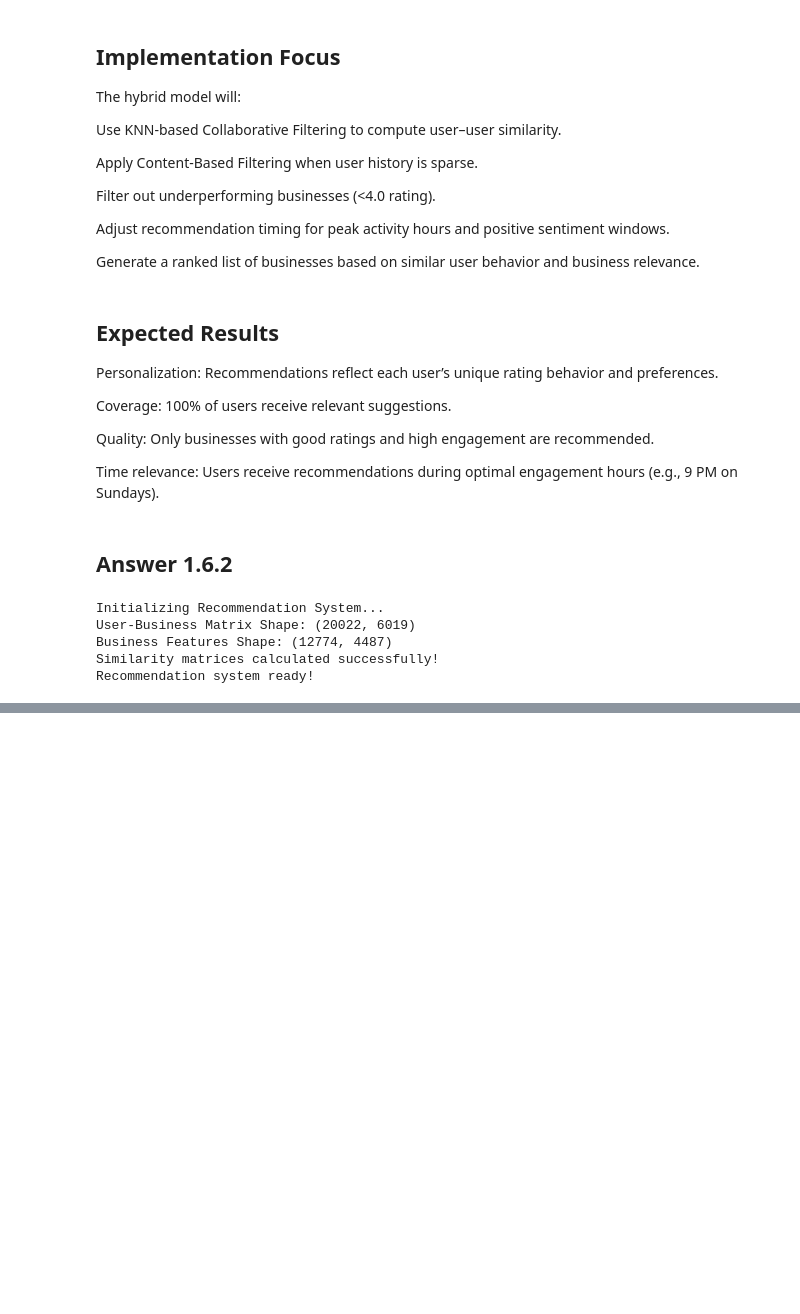
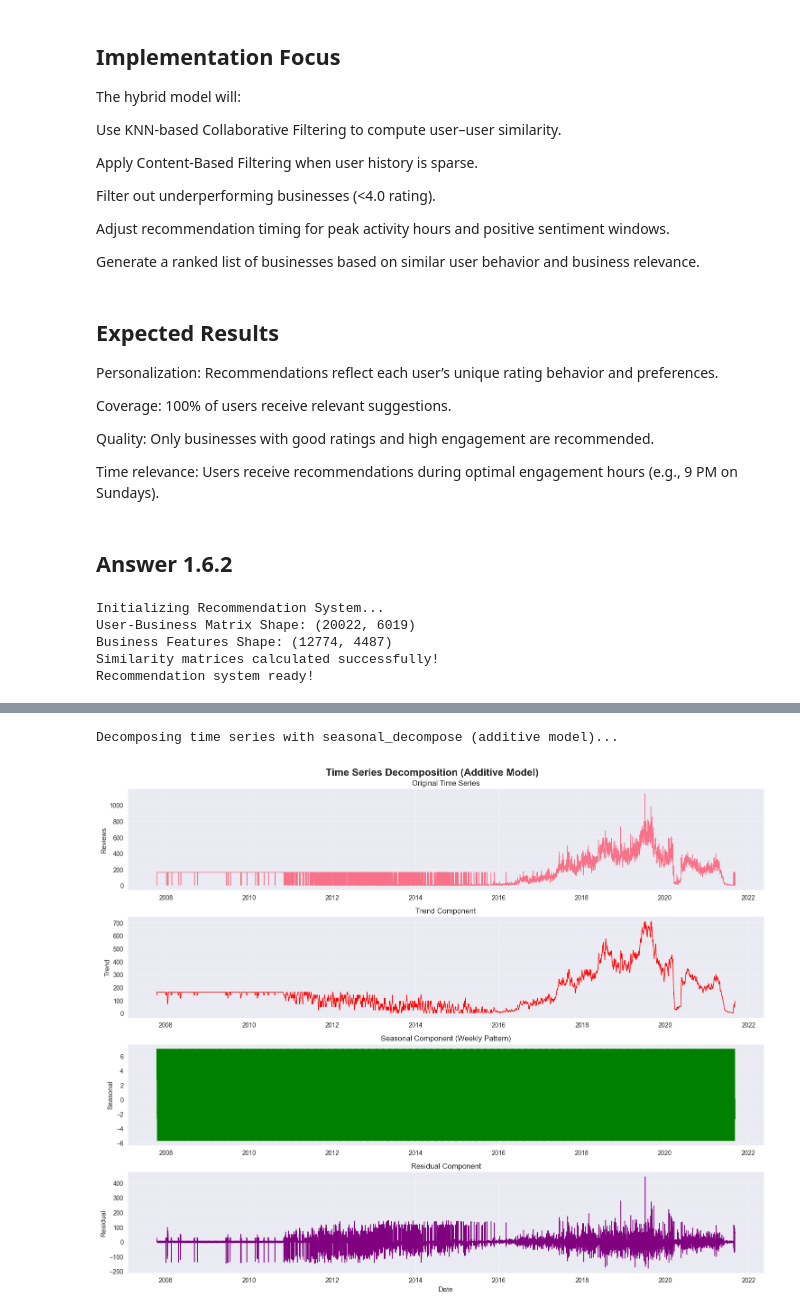
Before and after one commit to dvignesh94/SIG742---Modern-Data-Science, a Jupyter notebook: SIT742Task2_final.ipynb, the cells around one changed output, grey strips where cells are left out. Cells and saved outputs as stored; diff of their text form; code cells hidden in the pictures; blank space fills up the shorter version.

```diff
--- a/SIT742Task2_final.ipynb
+++ b/SIT742Task2_final.ipynb
@@ -1172,0 +2011,16 @@ else:
+# %%
+# Creating daily review count time series
+print("Creating daily review count time series...")
+
+# Group by date and count reviews
+daily_reviews = df_reviews.groupby(df_reviews['newtime'].dt.date).size().reset_index(name='review_count')
+daily_reviews['date'] = pd.to_datetime(daily_reviews['newtime'])
+daily_reviews = daily_reviews.set_index('date').drop('newtime', axis=1)
+
+print(f"Daily reviews time series shape: {daily_reviews.shape}")
+print(f"Date range: {daily_reviews.index.min()} to {daily_reviews.index.max()}")
+print(f"Total reviews: {daily_reviews['review_count'].sum()}")
+
+# Showing first few days
+print("\nFirst 10 days of review counts:")
+print(daily_reviews.head(10))
@@ -1172,0 +2086,41 @@ else:
+# %%
+# Decomposing the time series using seasonal_decompose with additive model
+print("Decomposing time series with seasonal_decompose (additive model)...")
+
+# Performing seasonal decomposition
+decomposition = seasonal_decompose(complete_ts['review_count'], model='additive', period=7)  # Weekly seasonality
+
+# Plot the decomposition
+fig, axes = plt.subplots(4, 1, figsize=(15, 12))
+fig.suptitle('Time Series Decomposition (Additive Model)', fontsize=16, fontweight='bold')
+
+# Original time series
+axes[0].plot(complete_ts.index, complete_ts['review_count'], linewidth=1)
+axes[0].set_title('Original Time Series')
+axes[0].set_ylabel('Reviews')
+axes[0].grid(True, alpha=0.3)
+
+# Trend component
+axes[1].plot(complete_ts.index, decomposition.trend, linewidth=1, color='red')
+axes[1].set_title('Trend Component')
+axes[1].set_ylabel('Trend')
+axes[1].grid(True, alpha=0.3)
+
+# Seasonal component
+axes[2].plot(complete_ts.index, decomposition.seasonal, linewidth=1, color='green')
+axes[2].set_title('Seasonal Component (Weekly Pattern)')
+axes[2].set_ylabel('Seasonal')
+axes[2].grid(True, alpha=0.3)
+
+# Residual component
+axes[3].plot(complete_ts.index, decomposition.resid, linewidth=1, color='purple')
+axes[3].set_title('Residual Component')
+axes[3].set_ylabel('Residual')
+axes[3].set_xlabel('Date')
+axes[3].grid(True, alpha=0.3)
+
+plt.tight_layout()
+plt.show()
+# %% [output]
+Decomposing time series with seasonal_decompose (additive model)...
+[figure, added]
```
Also changed, not shown: parts of 55 cells of this notebook.
